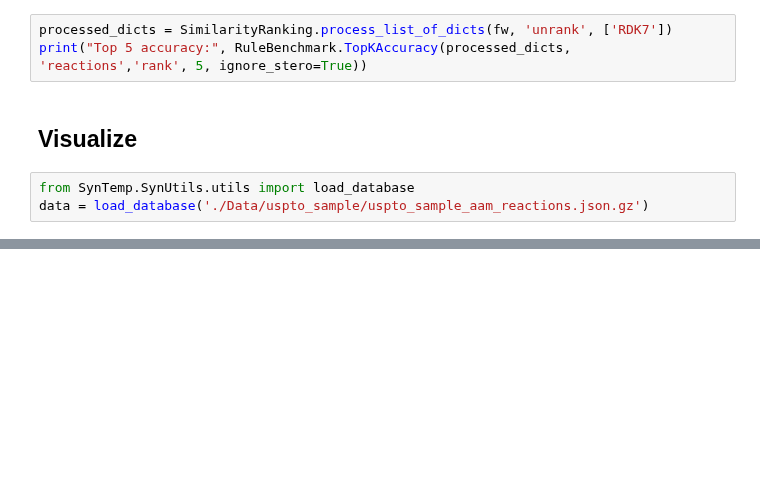
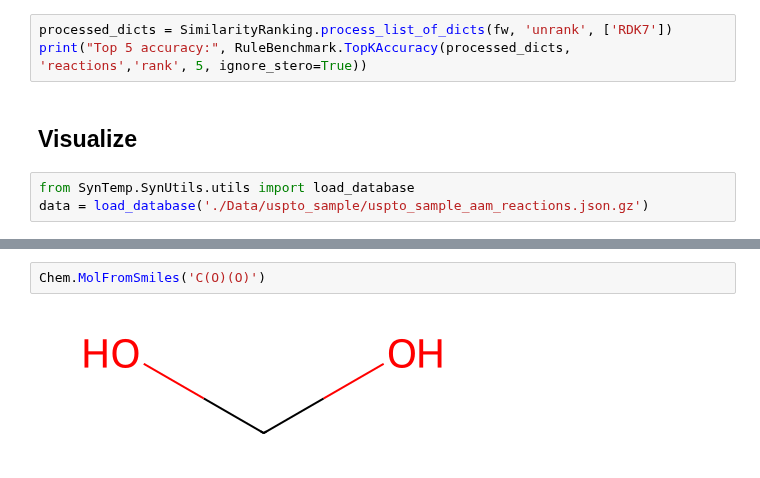
Before and after one commit to TieuLongPhan/SynTemp, a Jupyter notebook: test.ipynb, the cells around one changed output, grey strips where cells are left out. Cells and saved outputs as stored; diff of their text form; blank space fills up the shorter version.

```diff
--- a/test.ipynb
+++ b/test.ipynb
@@ -441,0 +438,4 @@ display(Image(its_vis.draw_product_with_modified_bonds()))
+# %%
+Chem.MolFromSmiles('C(O)(O)')
+# %% [output]
+[figure, added]
```
Also changed, not shown: parts of 41 cells of this notebook, 10 other files.
